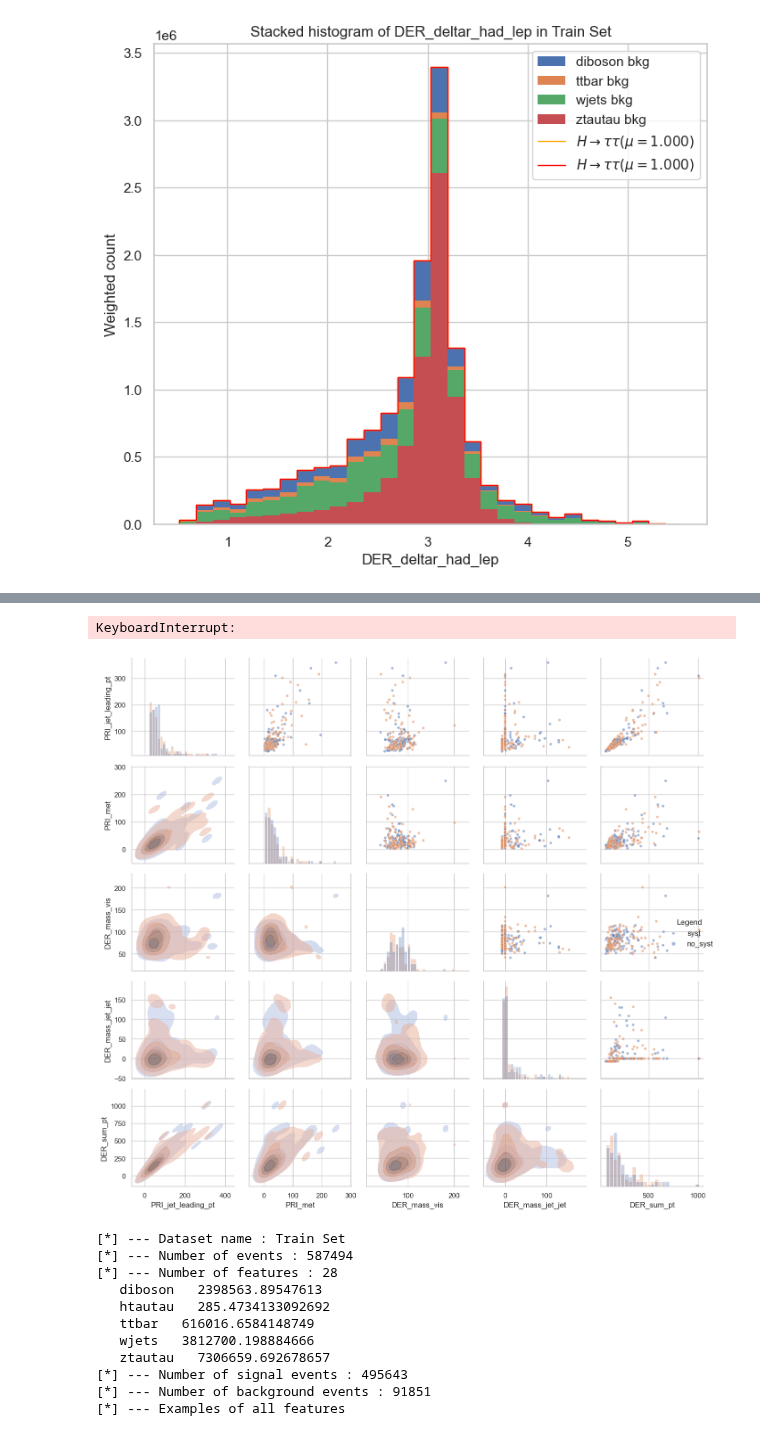
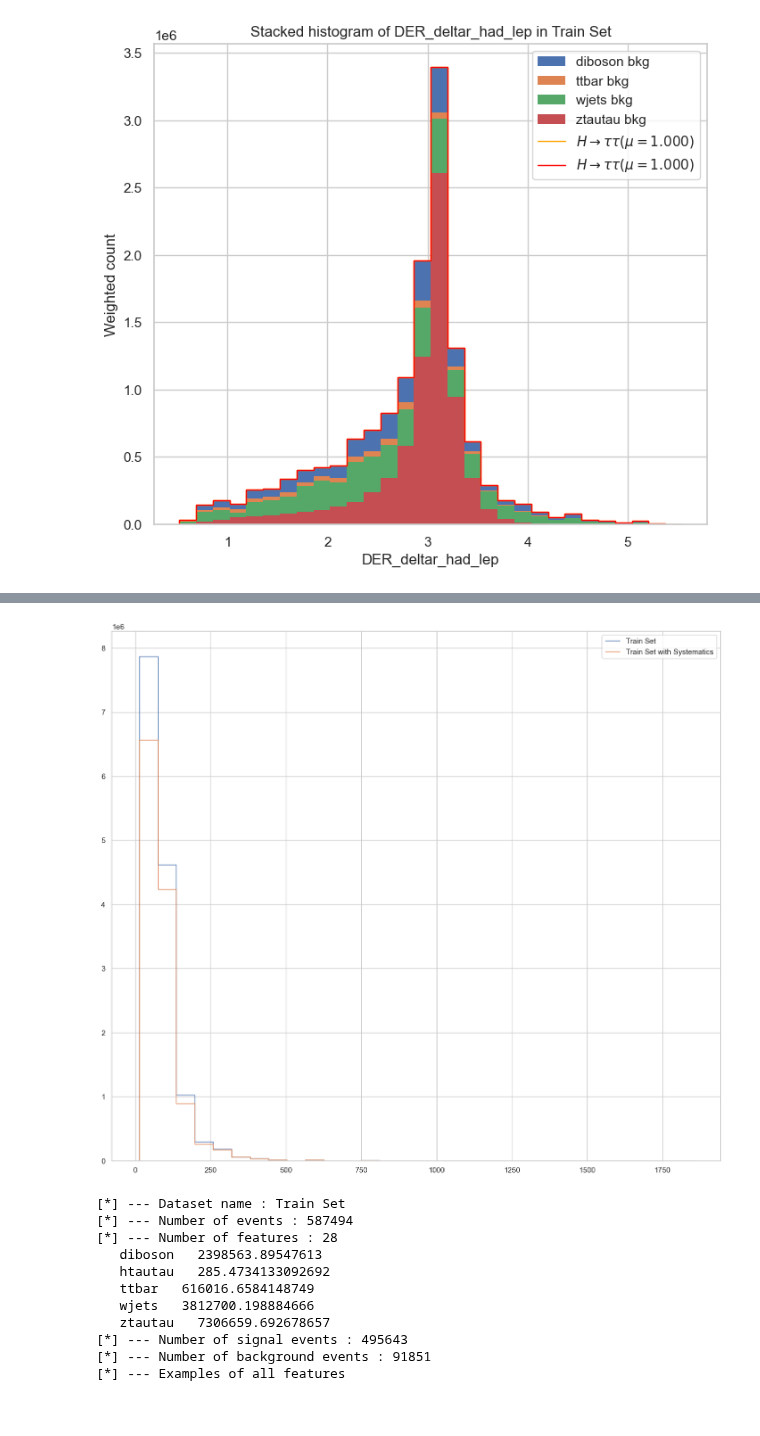
Before and after one commit to FAIR-Universe/HEP-Challenge, a Jupyter notebook: StartingKit_HiggsML_Uncertainty_Challenge.ipynb, the cells around one changed output, grey strips where cells are left out. Saved outputs shown, nothing was run; the diff lists cells and outputs as text; code cells hidden in the pictures.

```diff
--- a/StartingKit_HiggsML_Uncertainty_Challenge.ipynb
+++ b/StartingKit_HiggsML_Uncertainty_Challenge.ipynb
@@ -226,10 +226,9 @@ train_visualize.pair_plots(sample_size=100)
 syst_train_data = data.get_syst_train_set()
 # %%
 # Pair plots of train set with systematics
-train_visualize.pair_plots_syst(syst_train_data["data"], sample_size=100)
+histgram_compare(data.get_train_set(), syst_train_data, "DER_deltar_had_lep", plot_label=["Train Set", "Train Set with Systematics"])
 # %% [output]
-KeyboardInterrupt:
-[figure, old version]
+[figure, new version]
 # %%
 bootstraped_data = data.generate_psuedo_exp_data()
 # %%
```
Also changed, not shown: parts of 6 cells of this notebook, 54 other files.
